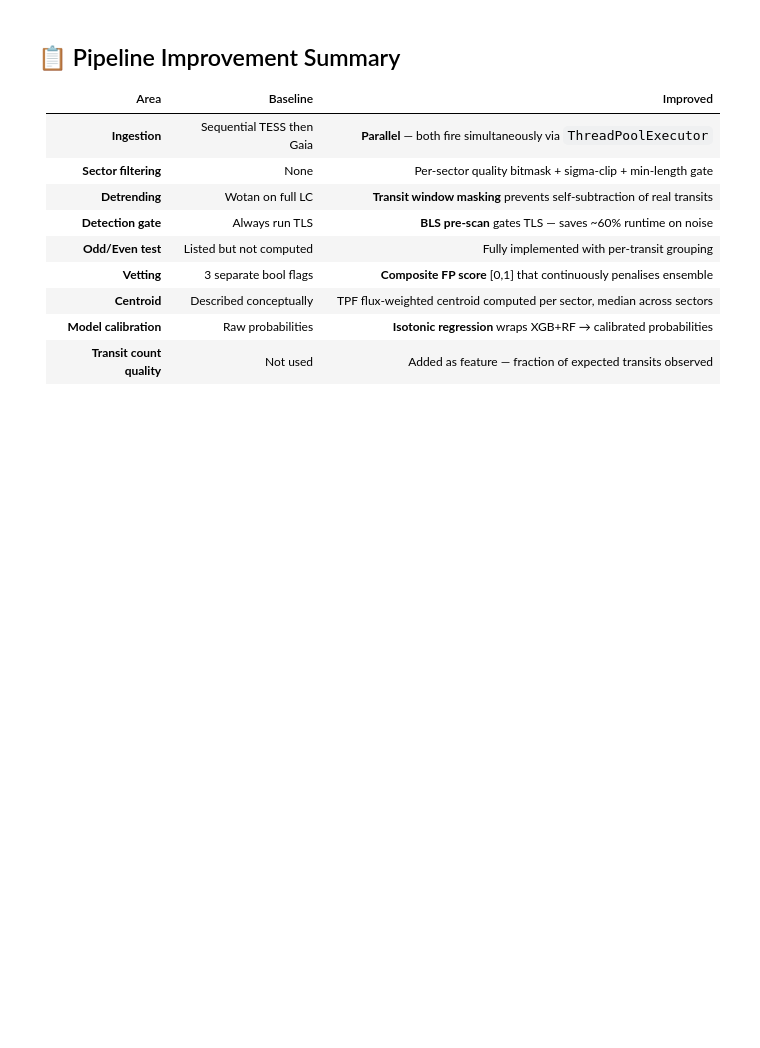
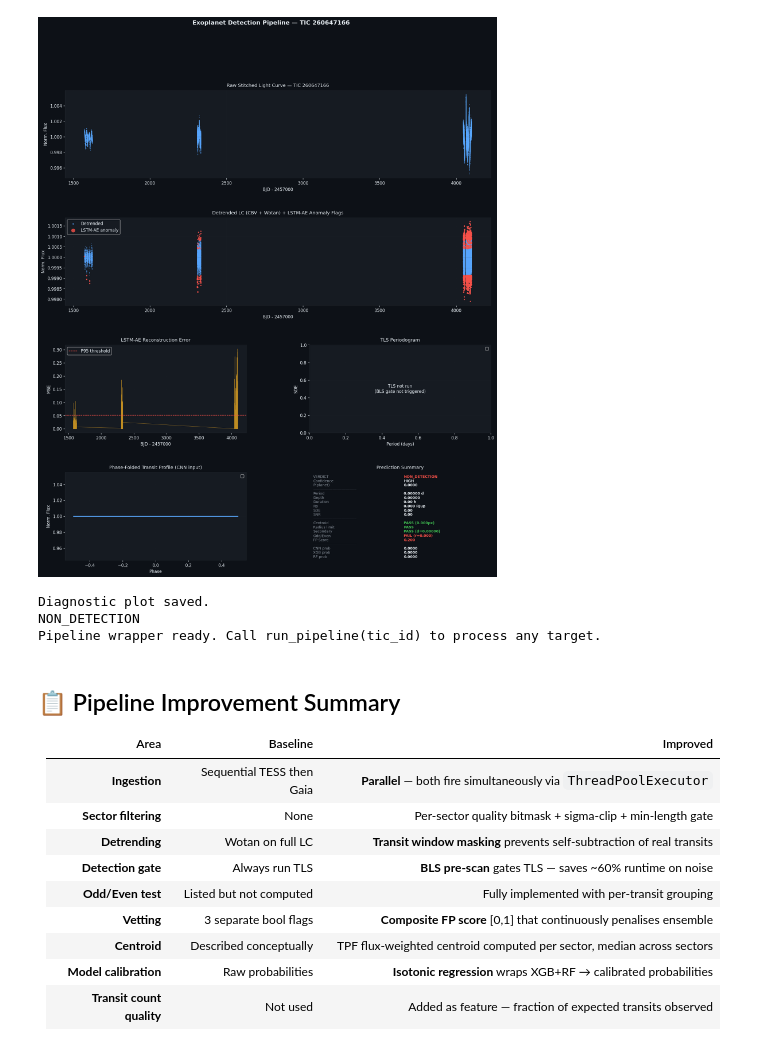
Before and after one commit to DhruvR-16/exoplanet_detection, a Jupyter notebook: ffi_pipeline.ipynb, the cells around one changed output. Saved outputs shown, nothing was run; the diff lists cells and outputs as text; code cells hidden in the pictures; blank space fills up the shorter version.

Commit message:
pipeline update

```diff
--- a/ffi_pipeline.ipynb
+++ b/ffi_pipeline.ipynb
@@ -207,15 +245,16 @@ def fetch_gaia_params(tic_id: str) -> Dict:
     Gaia.ROW_LIMIT = 5
     gaia_query = f"""
         SELECT TOP 5
-            source_id, ra, dec, parallax, parallax_error,
-            teff_gspphot, teff_gspphot_lower, teff_gspphot_upper,
-            radius_gspphot, radius_gspphot_lower, radius_gspphot_upper,
-            lum_gspphot, lum_gspphot_lower, lum_gspphot_upper,
-            phot_g_mean_mag, ruwe
-        FROM gaiadr3.astrophysical_parameters
-        JOIN gaiadr3.gaia_source USING (source_id)
-        WHERE DISTANCE(ra, dec, {ra}, {dec}) < 0.0003
-        ORDER BY DISTANCE(ra, dec, {ra}, {dec}) ASC
+            s.source_id, s.ra, s.dec, s.parallax, s.parallax_error,
+            p.teff_gspphot, p.teff_gspphot_lower, p.teff_gspphot_upper,
+            p.radius_gspphot, p.radius_gspphot_lower, p.radius_gspphot_upper,
+            p.lum_flame, p.lum_flame_lower, p.lum_flame_upper,
+            s.phot_g_mean_mag, s.ruwe,
+            DISTANCE(POINT('ICRS', s.ra, s.dec), POINT('ICRS', {ra}, {dec})) AS dist
+        FROM gaiadr3.astrophysical_parameters AS p
+        JOIN gaiadr3.gaia_source AS s ON p.source_id = s.source_id
+        WHERE 1=CONTAINS(POINT('ICRS', s.ra, s.dec), CIRCLE('ICRS', {ra}, {dec}, 0.0003))
+        ORDER BY dist ASC
     """
     job    = Gaia.launch_job(gaia_query)
     result = job.get_results()
@@ -229,7 +268,7 @@ def fetch_gaia_params(tic_id: str) -> Dict:
             'teff_k'          : float(row['teff_gspphot']),
             'parallax_mas'    : float(row['parallax']),
             'parallax_err'    : float(row['parallax_error']),
-            'luminosity_lsun' : float(row['lum_gspphot']) if not result['lum_gspphot'].mask[0] else np.nan,
+            'luminosity_lsun' : float(row['lum_flame']) if not result['lum_flame'].mask[0] else np.nan,
             'ruwe'            : float(row['ruwe']),
             'source'          : 'GaiaDR3',
         }
@@ -315,8 +372,9 @@ def stitch_sectors(lc_collection, cfg: PipelineConfig):
         corrector_func=lambda x: x.normalize()
     )
 
-    # Sort by time
-    stitched = stitched.sort('time')
+    # Sort by time (avoid in-place sort behavior differences across lightkurve versions)
+    sort_idx = np.argsort(stitched.time.value)
+    stitched = stitched[sort_idx]
 
     logger.info(f'Stitched LC: {len(stitched)} cadences spanning '
                 f'{stitched.time.value[-1] - stitched.time.value[0]:.1f} days')
@@ -361,7 +428,9 @@ def apply_cbv_correction(lc_collection, cfg):
 cbv_corrected = apply_cbv_correction(lc_collection, cfg)
 lc_cbv_stitched = lk.LightCurveCollection(cbv_corrected).stitch(
     corrector_func=lambda x: x.normalize()
-).sort('time')
+)
+sort_idx_cbv = np.argsort(lc_cbv_stitched.time.value)
+lc_cbv_stitched = lc_cbv_stitched[sort_idx_cbv]
 
 time_cbv = lc_cbv_stitched.time.value
 flux_cbv = lc_cbv_stitched.flux.value
@@ -1544,7 +1681,9 @@ def run_pipeline(
     cbv_lcs   = apply_cbv_correction(lc_col, cfg)
     lc_cbv_s  = lk.LightCurveCollection(cbv_lcs).stitch(
         corrector_func=lambda x: x.normalize()
-    ).sort('time')
+    )
+    sort_idx = np.argsort(lc_cbv_s.time.value)
+    lc_cbv_s = lc_cbv_s[sort_idx]
     t_cbv = lc_cbv_s.time.value
     f_cbv = lc_cbv_s.flux.value
     e_cbv = lc_cbv_s.flux_err.value
@@ -1637,8 +1776,8 @@ def run_pipeline(
 
 
 # ── Example usage ─────────────────────────────────────────────────────────────
-# result = run_pipeline('TIC 260647166', trained_models=None, cfg=cfg, plot=True)
-# print(result['prediction'].verdict)
+result = run_pipeline('TIC 260647166', trained_models=None, cfg=cfg, plot=True)
+print(result['prediction'].verdict)
 
 # ── Batch processing ──────────────────────────────────────────────────────────
 # tic_list = ['TIC 260647166', 'TIC 149603524', 'TIC 395171208']
@@ -1654,3 +1793,4 @@ def run_pipeline(
 # df.to_csv('pipeline_results.csv', index=False)
 
 print('Pipeline wrapper ready. Call run_pipeline(tic_id) to process any target.')
+# %% [output]
@@ -1657,3 +1814,7 @@ print('Pipeline wrapper ready. Call run_pipeline(tic_id) to process any target.'
+[figure, added]
+Diagnostic plot saved.
+NON_DETECTION
+Pipeline wrapper ready. Call run_pipeline(tic_id) to process any target.
 # %% [markdown]
 ## 📋 Pipeline Improvement Summary
 
```
Also changed, not shown: parts of 19 cells of this notebook.
